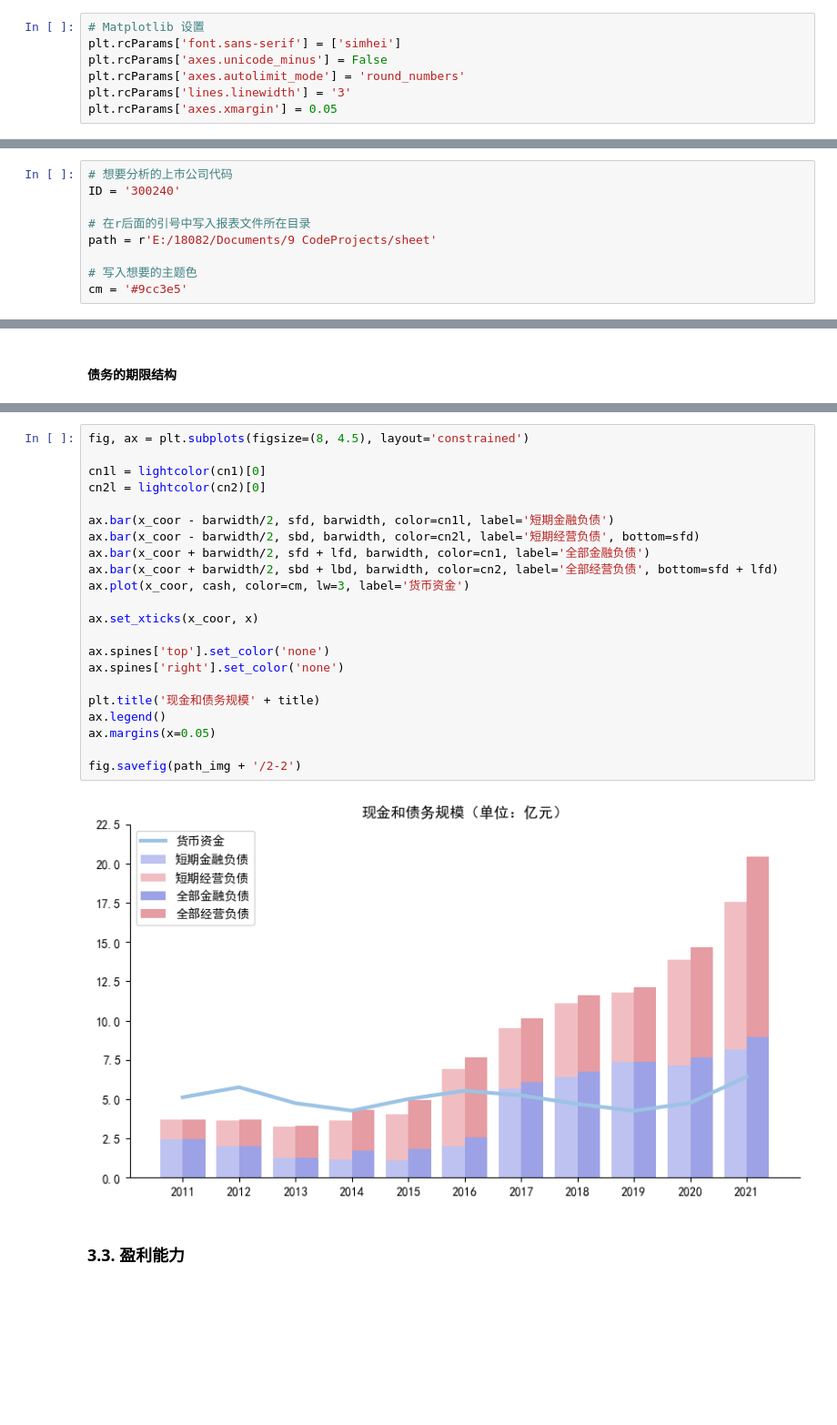
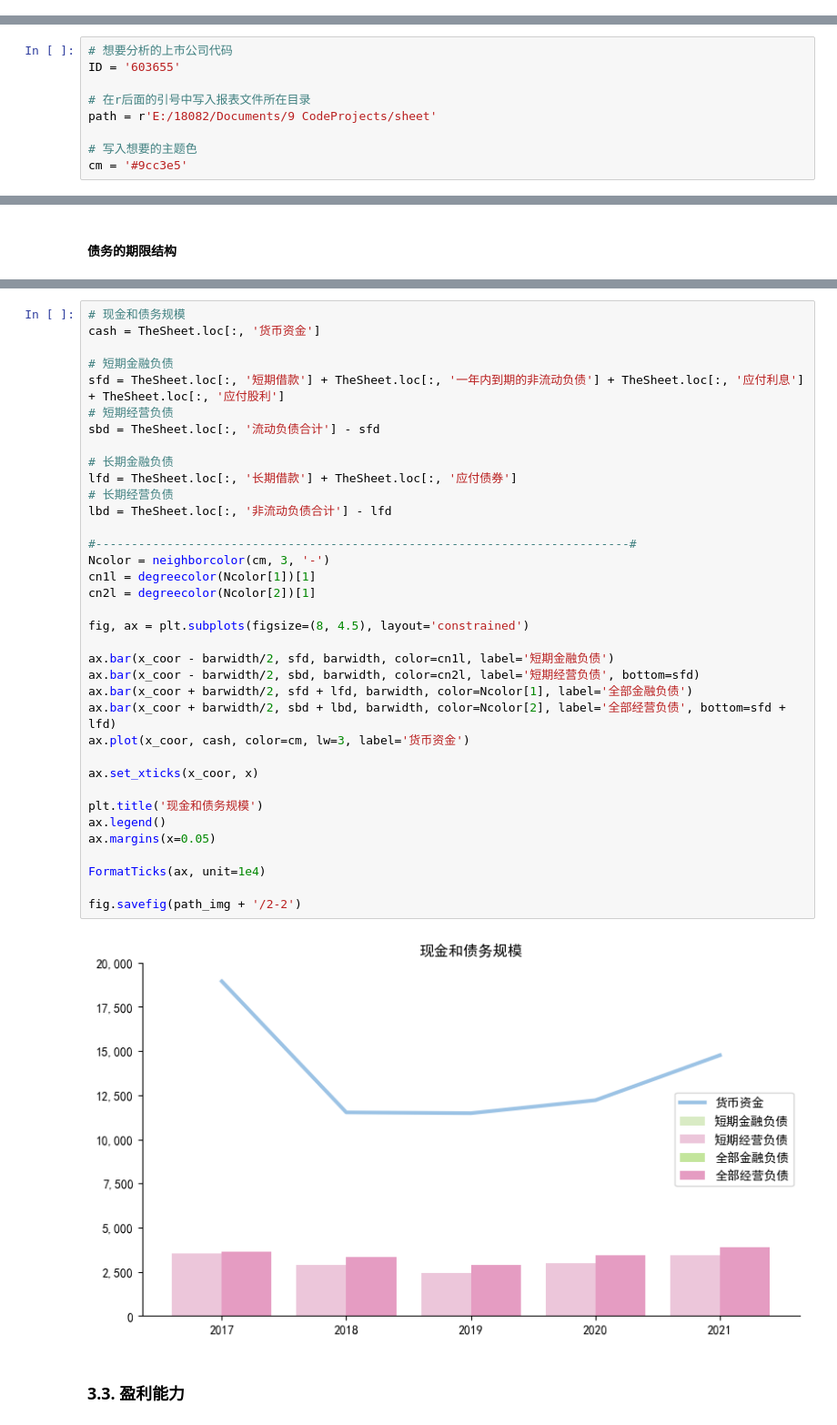
Before and after one commit to farcloudy/sheet, a Jupyter notebook: AutoGraphing.ipynb, the cells around one changed output, grey strips where cells are left out. Shown: that part at 91% size. Cells and saved outputs as stored; diff of their text form; blank space fills up the shorter version.

```diff
--- a/AutoGraphing.ipynb
+++ b/AutoGraphing.ipynb
@@ -33,15 +46,8 @@ import colorsys
-# %%
-# Matplotlib 设置
-plt.rcParams['font.sans-serif'] = ['simhei']
-plt.rcParams['axes.unicode_minus'] = False
-plt.rcParams['axes.autolimit_mode'] = 'round_numbers'
-plt.rcParams['lines.linewidth'] = '3'
-plt.rcParams['axes.xmargin'] = 0.05
 # %% [markdown]
 ### 1.1. 写入个人配置
 # %%
 # 想要分析的上市公司代码
-ID = '300240'
+ID = '603655'
 
 # 在r后面的引号中写入报表文件所在目录
 path = r'E:/18082/Documents/9 CodeProjects/sheet'
@@ -257,26 +314,40 @@ lbd = dataset.loc[:, '非流动负债合计'] - lfd
 # %%
+# 现金和债务规模
+cash = TheSheet.loc[:, '货币资金']
+
+# 短期金融负债
+sfd = TheSheet.loc[:, '短期借款'] + TheSheet.loc[:, '一年内到期的非流动负债'] + TheSheet.loc[:, '应付利息'] + TheSheet.loc[:, '应付股利']
+# 短期经营负债
+sbd = TheSheet.loc[:, '流动负债合计'] - sfd
+
+# 长期金融负债
+lfd = TheSheet.loc[:, '长期借款'] + TheSheet.loc[:, '应付债券']
+# 长期经营负债
+lbd = TheSheet.loc[:, '非流动负债合计'] - lfd
+
+#---------------------------------------------------------------------------#
+Ncolor = neighborcolor(cm, 3, '-')
+cn1l = degreecolor(Ncolor[1])[1]
+cn2l = degreecolor(Ncolor[2])[1]
+
 fig, ax = plt.subplots(figsize=(8, 4.5), layout='constrained')
-
-cn1l = lightcolor(cn1)[0]
-cn2l = lightcolor(cn2)[0]
 
 ax.bar(x_coor - barwidth/2, sfd, barwidth, color=cn1l, label='短期金融负债')
 ax.bar(x_coor - barwidth/2, sbd, barwidth, color=cn2l, label='短期经营负债', bottom=sfd)
-ax.bar(x_coor + barwidth/2, sfd + lfd, barwidth, color=cn1, label='全部金融负债')
-ax.bar(x_coor + barwidth/2, sbd + lbd, barwidth, color=cn2, label='全部经营负债', bottom=sfd + lfd)
+ax.bar(x_coor + barwidth/2, sfd + lfd, barwidth, color=Ncolor[1], label='全部金融负债')
+ax.bar(x_coor + barwidth/2, sbd + lbd, barwidth, color=Ncolor[2], label='全部经营负债', bottom=sfd + lfd)
 ax.plot(x_coor, cash, color=cm, lw=3, label='货币资金')
 
 ax.set_xticks(x_coor, x)
 
-ax.spines['top'].set_color('none')
-ax.spines['right'].set_color('none')
-
-plt.title('现金和债务规模' + title)
+plt.title('现金和债务规模')
 ax.legend()
 ax.margins(x=0.05)
 
+FormatTicks(ax, unit=1e4)
+
 fig.savefig(path_img + '/2-2')
 # %% [output]
-[figure, old version]
+[figure, new version]
 # %% [markdown]
 ### 3.3.    盈利能力
```
Also changed, not shown: parts of 22 cells of this notebook.
